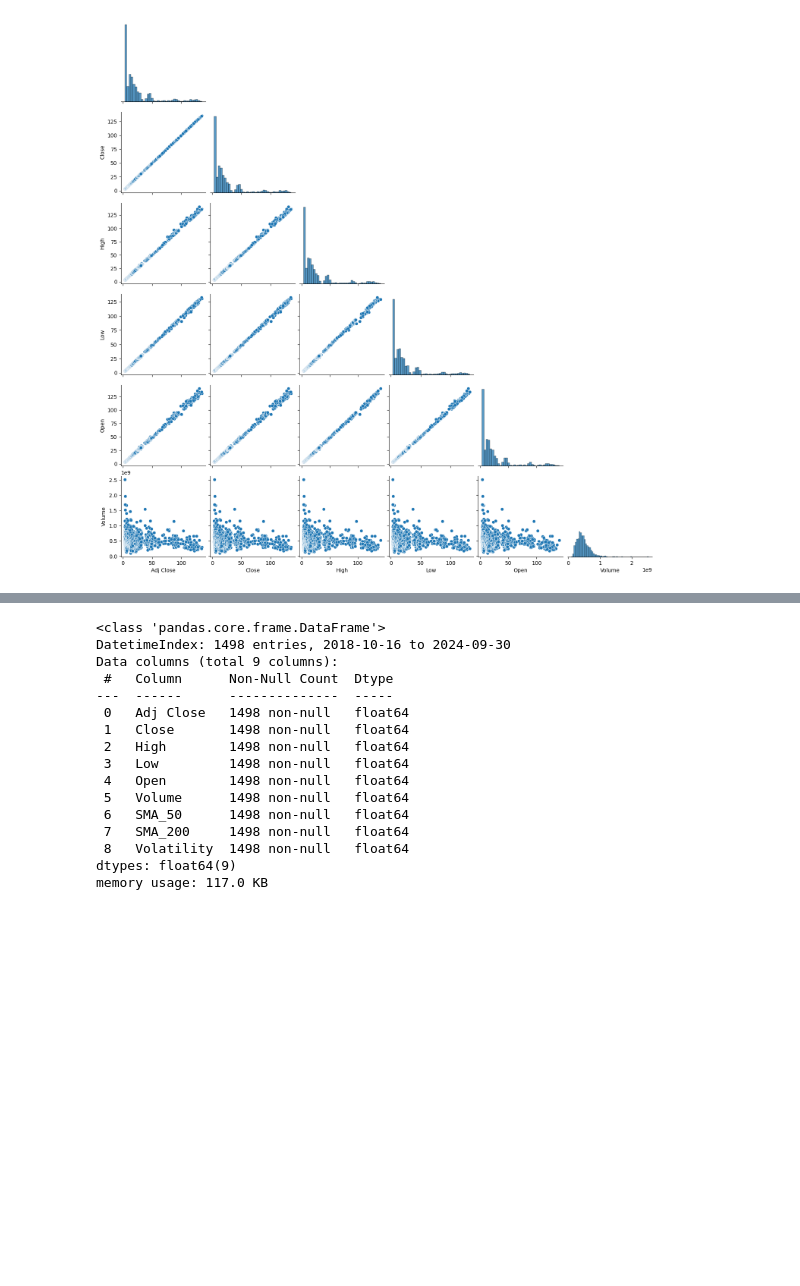
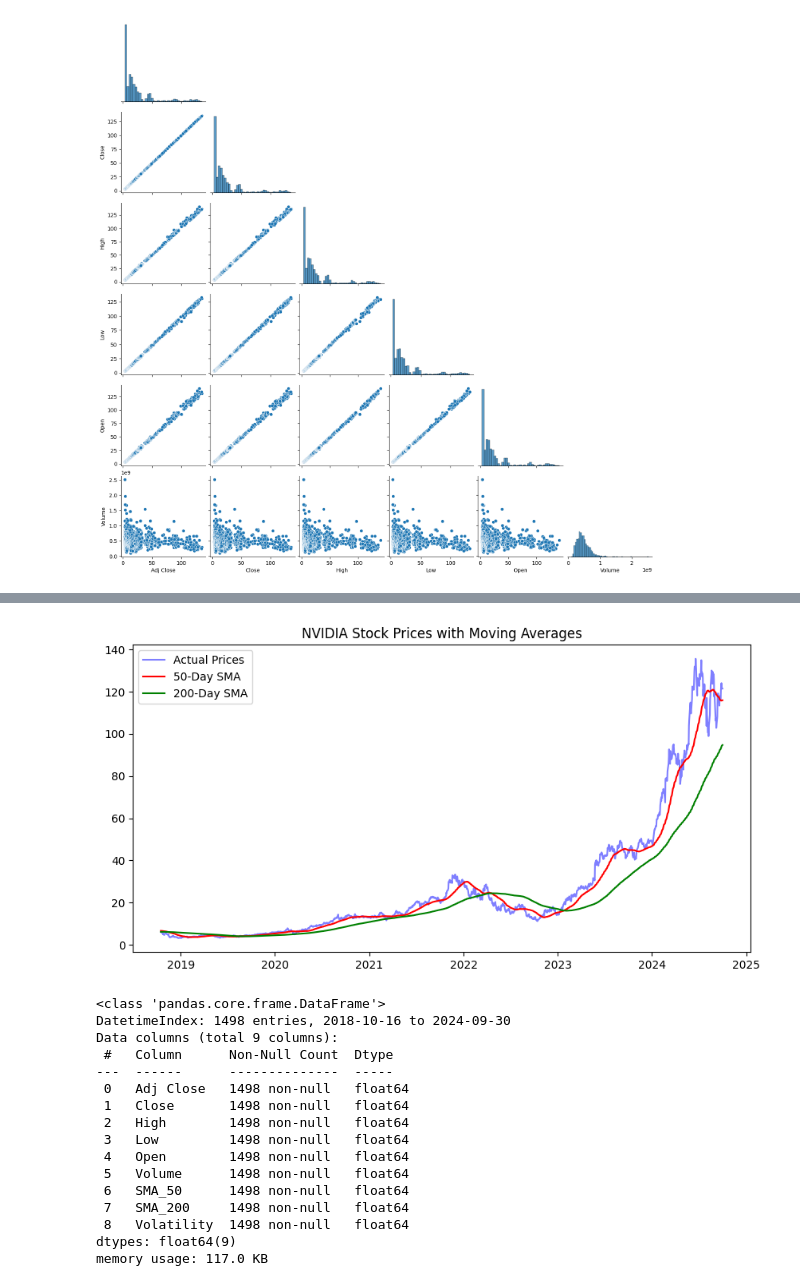
Before and after one commit to smkhowaja08/data-science-project, a Jupyter notebook: predicting_nvidia_stock_prices_using_machine_learning_models.ipynb, the cells around one changed output, grey strips where cells are left out. Cells and saved outputs as stored; diff of their text form; code cells hidden in the pictures; blank space fills up the shorter version.

```diff
--- a/predicting_nvidia_stock_prices_using_machine_learning_models.ipynb
+++ b/predicting_nvidia_stock_prices_using_machine_learning_models.ipynb
@@ -146,6 +155,17 @@ df_nvidia['SMA_200'] = df_nvidia['Close'].rolling(window=200).mean()
 df_nvidia['Volatility'] = df_nvidia['Close'].rolling(window=50).std()
 
 df_nvidia.dropna(inplace=True)
+# %%
+# Plot Moving Averages with Actual Prices
+plt.figure(figsize=(10, 5))
+plt.plot(df_nvidia.index, df_nvidia["Close"], label="Actual Prices", color="blue", alpha=0.5)
+plt.plot(df_nvidia.index, df_nvidia["SMA_50"], label="50-Day SMA", color="red")
+plt.plot(df_nvidia.index, df_nvidia["SMA_200"], label="200-Day SMA", color="green")
+plt.legend()
+plt.title("NVIDIA Stock Prices with Moving Averages")
+plt.show()
+# %% [output]
+[figure, added]
 # %%
 # display information
 df_nvidia.info()
```
Also changed, not shown: parts of 11 cells of this notebook.
